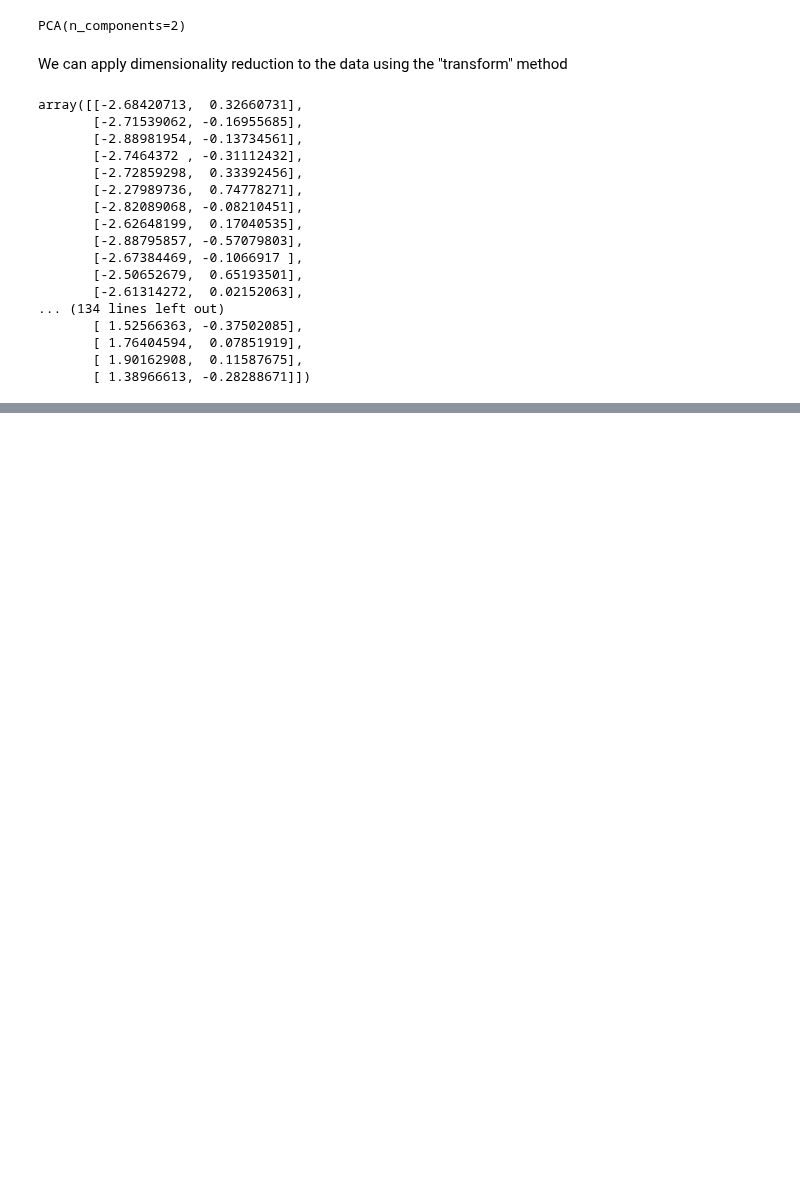
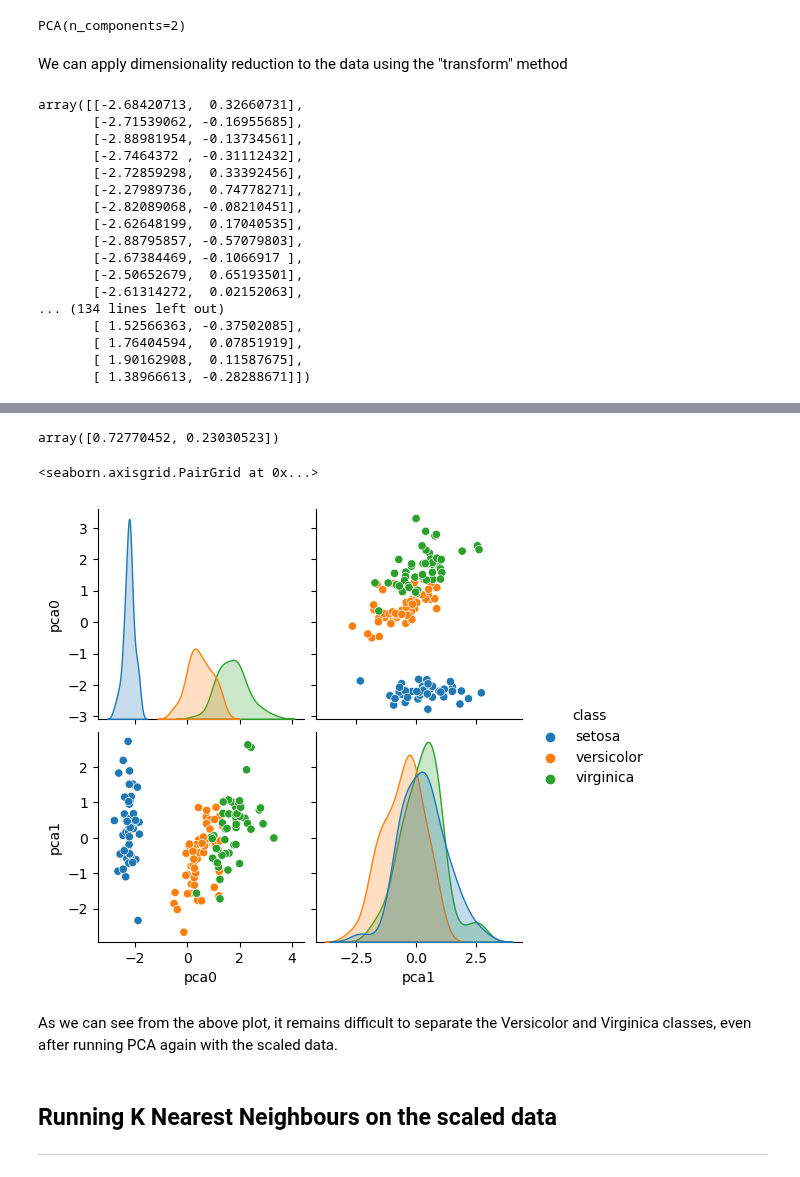
Before and after one commit to martincusack979/machine_learning_and_statistics, a Jupyter notebook: tasks.ipynb, the cells around one changed output, grey strips where cells are left out. Saved outputs shown, nothing was run; the diff lists cells and outputs as text; code cells hidden in the pictures; blank space fills up the shorter version.

```diff
--- a/tasks.ipynb
+++ b/tasks.ipynb
@@ -732,0 +781,5 @@ array([[-2.68420713,  0.32660731],
+# %%
+# Create instance of a standard scaler and fit the data to the scaler
+scaler = pre.StandardScaler()
+
+scaler.fit(X)
@@ -732,0 +788,6 @@ array([[-2.68420713,  0.32660731],
+# %%
+# Transformed X array.
+X_transformed = scaler.transform(X)
+
+# Show.
+X_transformed
@@ -732,0 +812,6 @@ array([[-2.68420713,  0.32660731],
+# %%
+# Recreate data frame.
+df_X_trans = pd.DataFrame(X_transformed, columns=X.columns)
+
+# Show the scaled data
+df_X_trans
@@ -732,0 +832,19 @@ array([[-2.68420713,  0.32660731],
+# %%
+# Create a new instance of PCA
+pca = dec.PCA(n_components=2)
+
+# Fit the scaled data to PCA
+pca.fit(df_X_trans)
+
+# Transform X_trans data frame
+X_trans_pca = pca.transform(df_X_trans)
+
+# Original classifications
+df_trans_pca = pd.DataFrame(df[['class']])
+
+# Incorporate our PCA variables.
+df_trans_pca['pca0'] = X_trans_pca[:, 0]
+df_trans_pca['pca1'] = X_trans_pca[:, 1]
+
+# Show.
+df_trans_pca
@@ -732,0 +865,17 @@ array([[-2.68420713,  0.32660731],
+# %%
+# check the variance
+pca.explained_variance_ratio_
+# %% [output]
+array([0.72770452, 0.23030523])
+# %%
+# use Seaborn to create pairplot visualisation
+
+sns.pairplot(df_trans_pca, hue='class')
+# %% [output]
+<seaborn.axisgrid.PairGrid at 0x...>
+[figure, added]
+# %% [markdown]
+As we can see from the above plot, it remains difficult to separate the Versicolor and Virginica classes, even after running PCA again with the scaled data.
+# %% [markdown]
+## Running K Nearest Neighbours on the scaled data
+***
```
Also changed, not shown: parts of 15 cells of this notebook, 1 other file.
